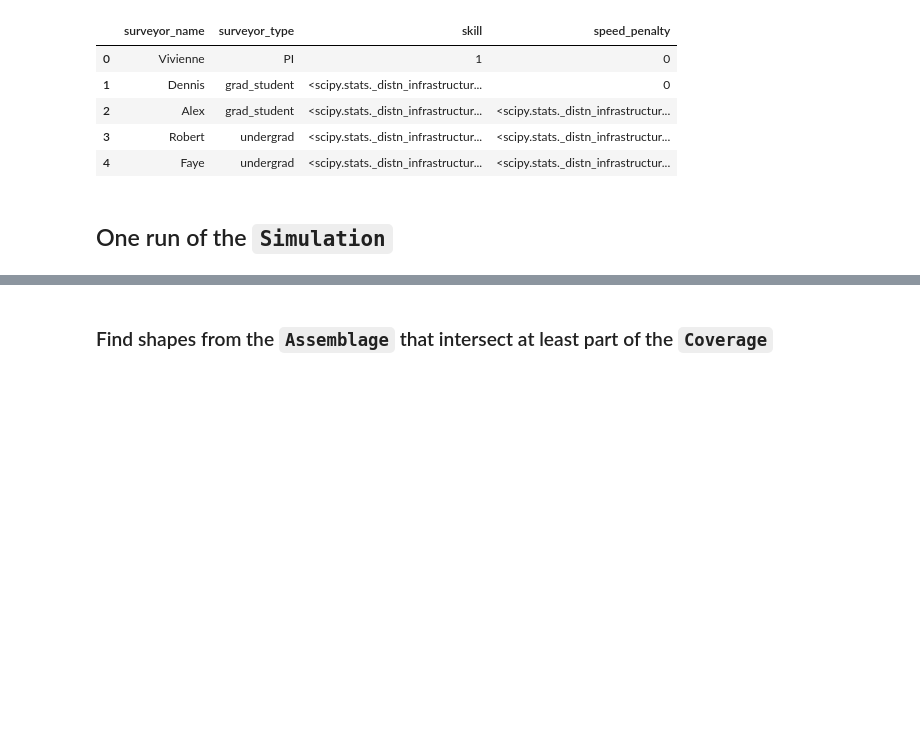
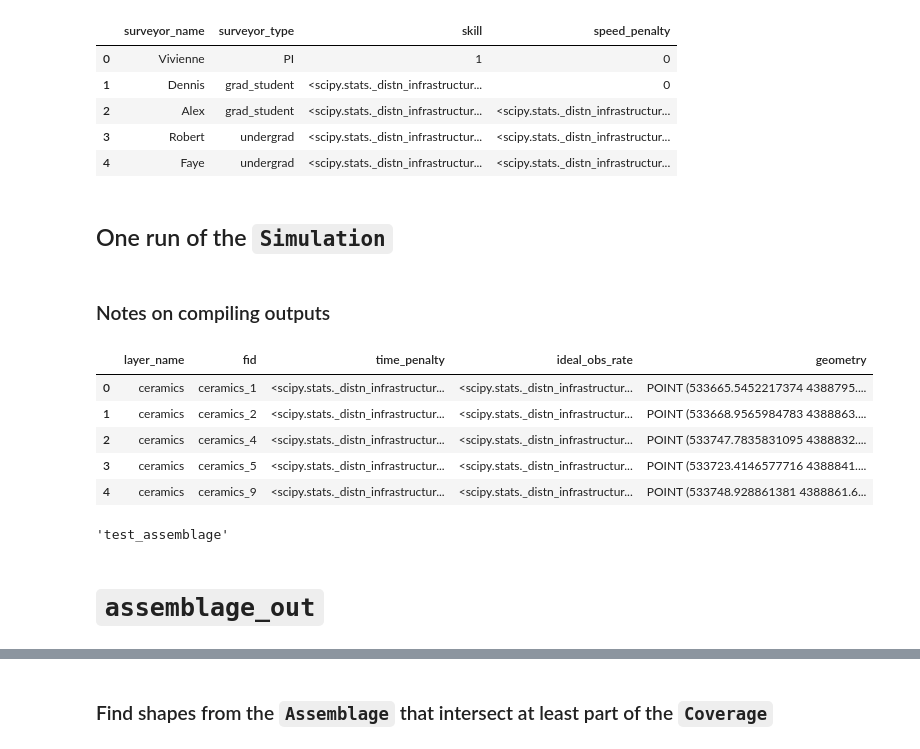
Before and after one commit to deppen8/prospect, a Jupyter notebook: notebooks/simulation_hack_alpha.ipynb, the cells around one changed output, grey strips where cells are left out. Cells and saved outputs as stored; diff of their text form; code cells hidden in the pictures; blank space fills up the shorter version.

```diff
--- a/notebooks/simulation_hack_alpha.ipynb
+++ b/notebooks/simulation_hack_alpha.ipynb
@@ -349,3 +349,20 @@ team.df
 | 4 | Faye | undergrad | <scipy.stats._distn_infrastructur... | <scipy.stats._distn_infrastructur... |
 # %% [markdown]
 ## One run of the `Simulation`
+# %% [markdown]
+### Notes on compiling outputs
+# %%
+assemblage.df.head()
+# %% [output]
+|  | layer_name | fid | time_penalty | ideal_obs_rate | geometry |
+| 0 | ceramics | ceramics_1 | <scipy.stats._distn_infrastructur... | <scipy.stats._distn_infrastructur... | POINT (533665.5452217374 4388795.... |
+| 1 | ceramics | ceramics_2 | <scipy.stats._distn_infrastructur... | <scipy.stats._distn_infrastructur... | POINT (533668.9565984783 4388863.... |
+| 2 | ceramics | ceramics_4 | <scipy.stats._distn_infrastructur... | <scipy.stats._distn_infrastructur... | POINT (533747.7835831095 4388832.... |
+| 3 | ceramics | ceramics_5 | <scipy.stats._distn_infrastructur... | <scipy.stats._distn_infrastructur... | POINT (533723.4146577716 4388841.... |
+| 4 | ceramics | ceramics_9 | <scipy.stats._distn_infrastructur... | <scipy.stats._distn_infrastructur... | POINT (533748.928861381 4388861.6... |
+# %%
+assemblage.name
+# %% [output]
+'test_assemblage'
+# %% [markdown]
+# `assemblage_out`
```
Also changed, not shown: parts of 27 cells of this notebook.
